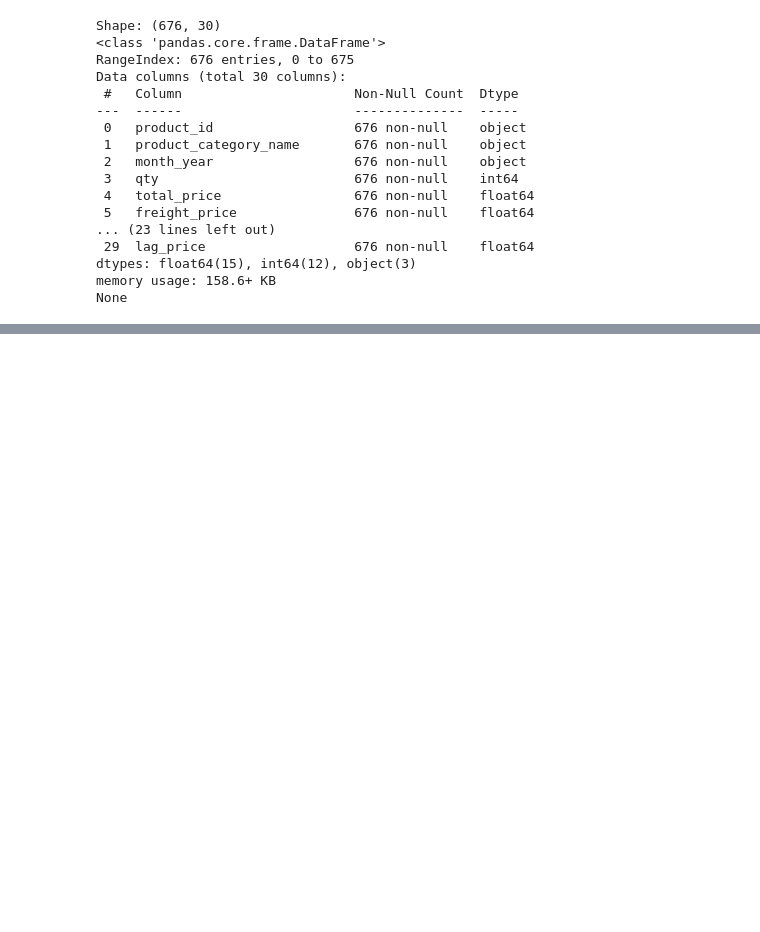
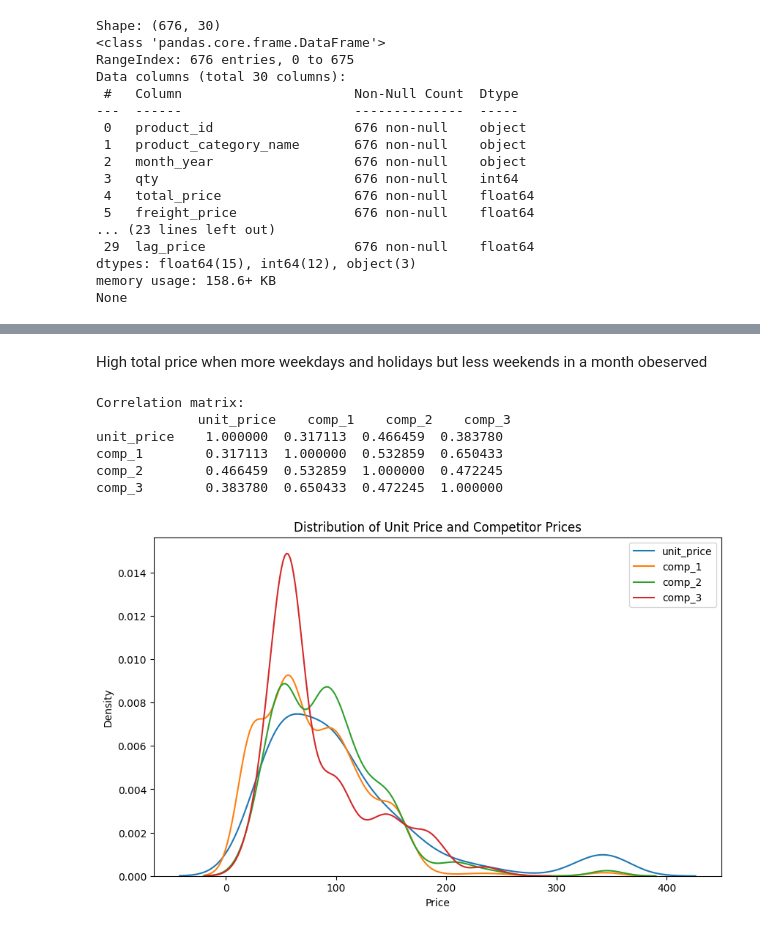
Before and after one commit to Anshul2110/Retail_Price_Optimization, a Jupyter notebook: code.ipynb, the cells around one changed output, grey strips where cells are left out. Drawn from its saved outputs; the diff is of its cells as text; code cells hidden in the pictures; blank space fills up the shorter version.

```diff
--- a/code.ipynb
+++ b/code.ipynb
@@ -77,0 +123,27 @@ plt.show()
+# %% [markdown]
+High total price when more weekdays and holidays but less weekends in a month obeserved
+# %%
+# Compare unit_price with competitor prices (comp_1, comp_2, comp_3)
+comp_cols = ['comp_1', 'comp_2', 'comp_3']
+
+# Correlation
+corrs = df[['unit_price'] + comp_cols].corr()
+print("Correlation matrix:\n", corrs)
+# %% [output]
+Correlation matrix:
+             unit_price    comp_1    comp_2    comp_3
+unit_price    1.000000  0.317113  0.466459  0.383780
+comp_1        0.317113  1.000000  0.532859  0.650433
+comp_2        0.466459  0.532859  1.000000  0.472245
+comp_3        0.383780  0.650433  0.472245  1.000000
+# %%
+# 2. Distribution plots
+plt.figure(figsize=(10, 6))
+for col in ['unit_price'] + comp_cols:
+    sns.kdeplot(df[col], label=col)
+plt.title('Distribution of Unit Price and Competitor Prices')
+plt.xlabel('Price')
+plt.legend()
+plt.show()
+# %% [output]
+[figure, added]
```
Also changed, not shown: parts of 13 cells of this notebook.
